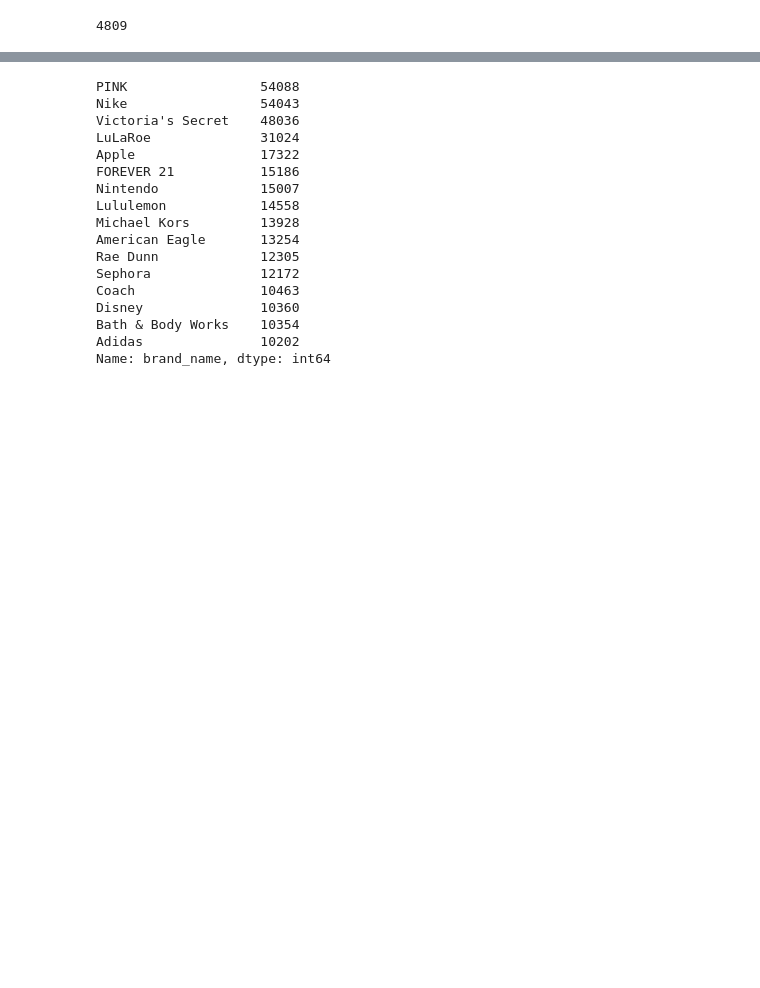
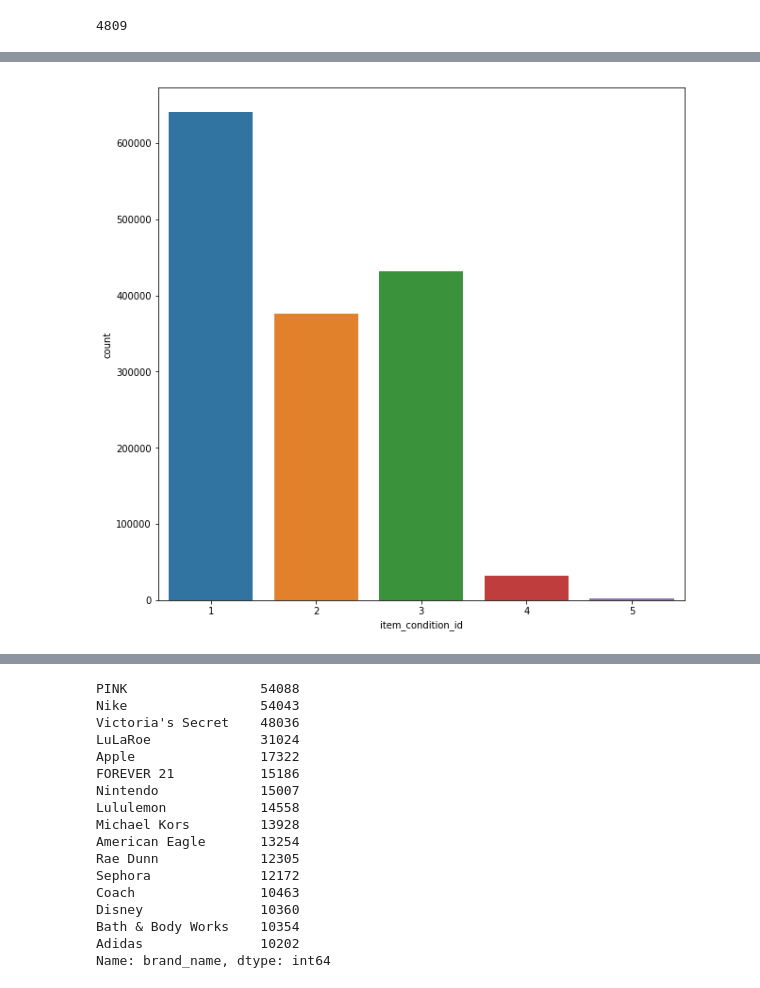
Before and after one commit to HediMontazeri/Kaggle_Mercari_Price, a Jupyter notebook: MercariDataExplore.ipynb, the cells around one changed output, grey strips where cells are left out. Cells and saved outputs as stored; diff of their text form; code cells hidden in the pictures; blank space fills up the shorter version.

```diff
--- a/MercariDataExplore.ipynb
+++ b/MercariDataExplore.ipynb
@@ -80,0 +121,5 @@ trainData.brand_name.nunique()
+# %%
+plt.figure(figsize = (10,10))
+fig = sb.countplot(trainData['item_condition_id'])
+# %% [output]
+[figure, added]
```
Also changed, not shown: parts of 51 cells of this notebook.
